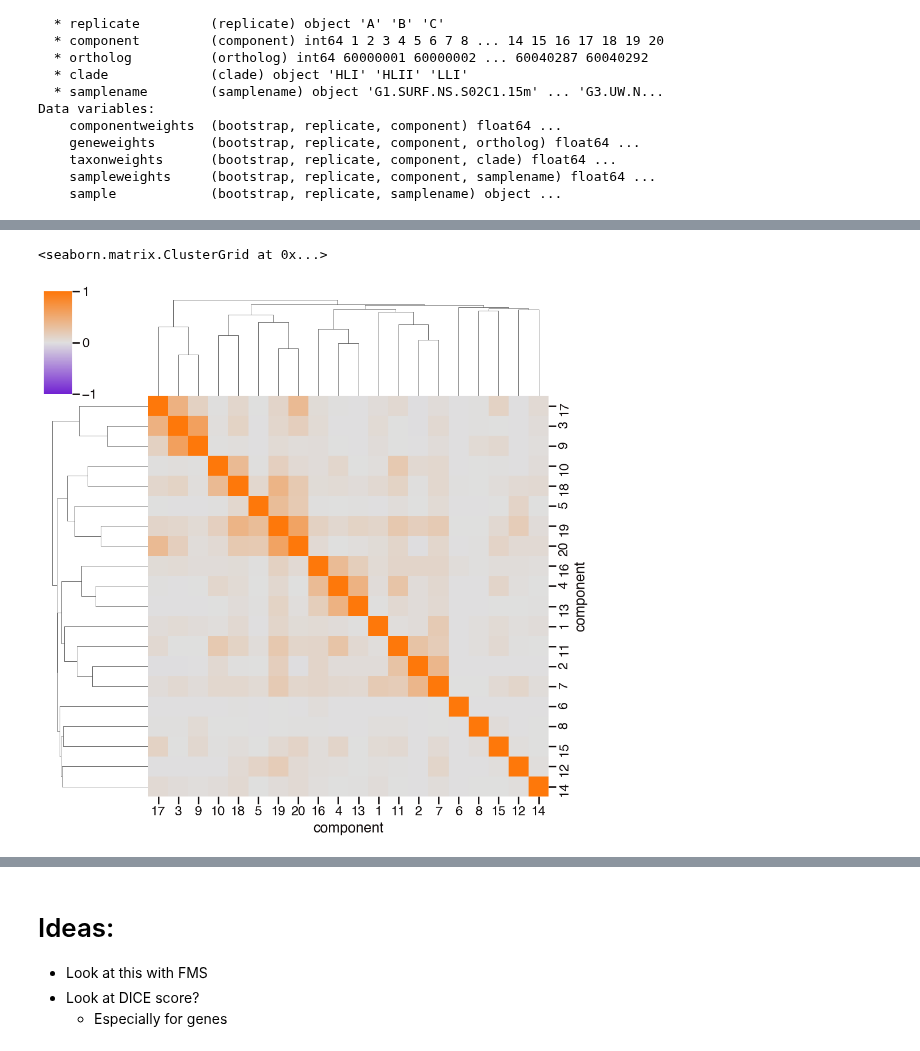
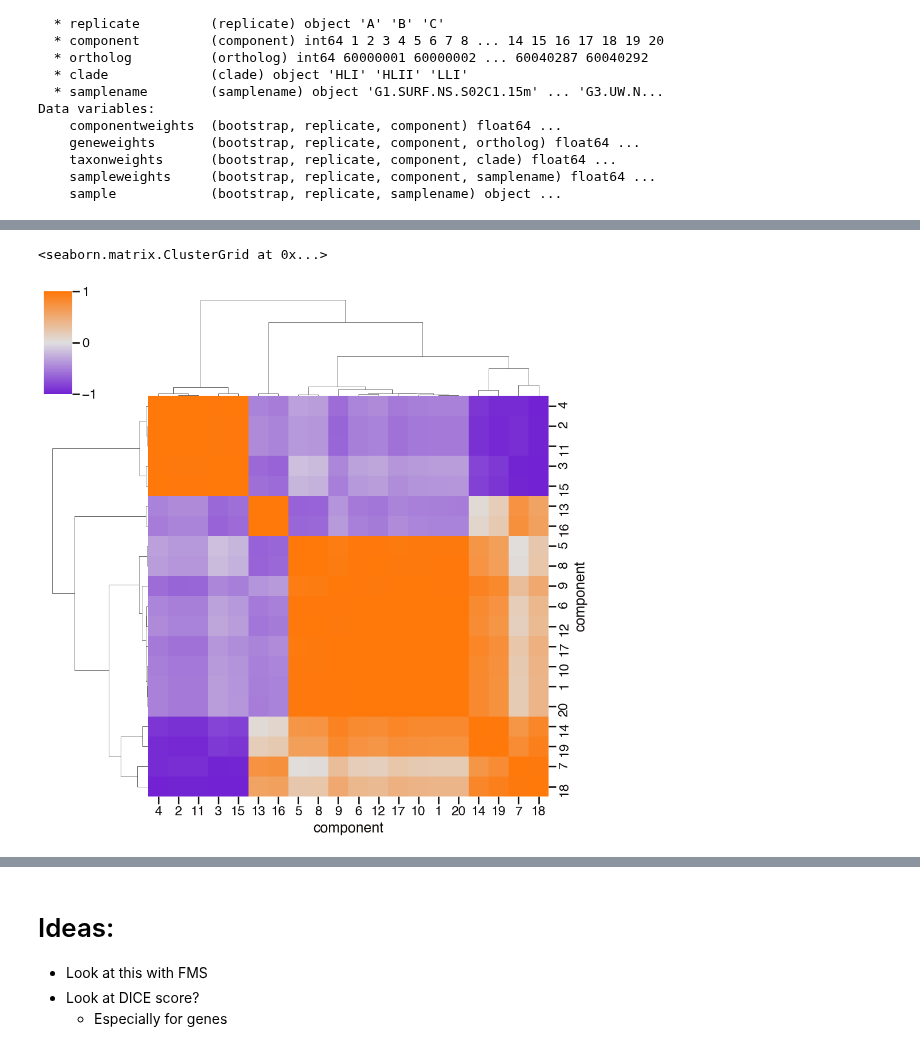
Before and after one commit to blasks/barnacle-manuscript, a Jupyter notebook: figures/6-clusters/cluster-correlation.ipynb, the cells around one changed output, grey strips where cells are left out. Cells and saved outputs as stored; diff of their text form; code cells hidden in the pictures.

Commit message:
messy WIP on final cluster interpretation

```diff
--- a/figures/6-clusters/cluster-correlation.ipynb
+++ b/figures/6-clusters/cluster-correlation.ipynb
@@ -156,20 +183,16 @@ sns.clustermap(
 # %%
-# pro gene weights
+# pro taxon weights
 
-weights_df = pro_ds.mean(dim=['bootstrap', 'replicate']).geneweights.T.to_pandas()
+weights_df = pro_ds.median(dim=['bootstrap', 'replicate']).taxonweights.T.to_pandas()
 
 # generate correlation matrix
 corr_df = weights_df.corr()
 
 # generate upper triangle mask
 mask = np.triu(np.ones_like(corr_df, dtype=bool))
 
-sns.clustermap(
-    corr_df,
-#     mask=mask,
-    cmap=div_cmap, vmin=-1, vmax=1, cbar_kws={'shrink': .5}
-)
+sns.clustermap(corr_df, cmap=div_cmap, vmin=-1, vmax=1, cbar_kws={'shrink': .5})
 # %% [output]
 <seaborn.matrix.ClusterGrid at 0x...>
-[figure, old version]
+[figure, new version]
 # %%
```
Also changed, not shown: parts of 23 cells of this notebook, 2 other files.
